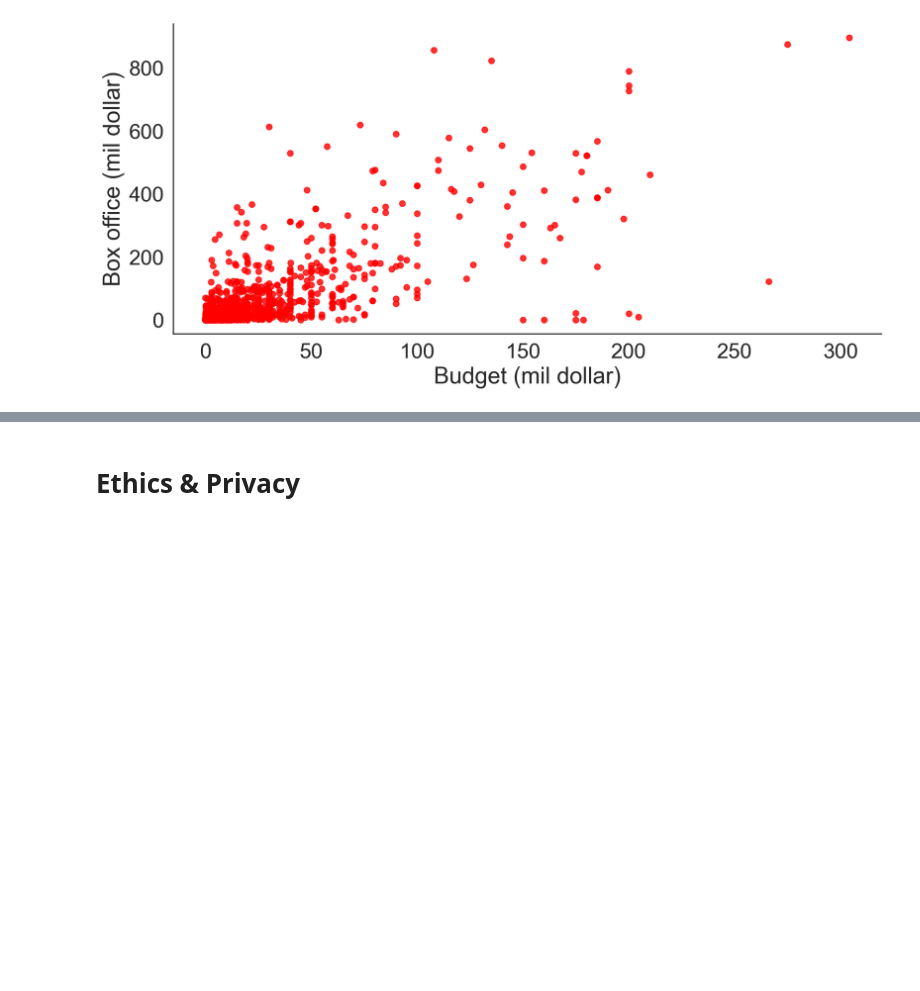
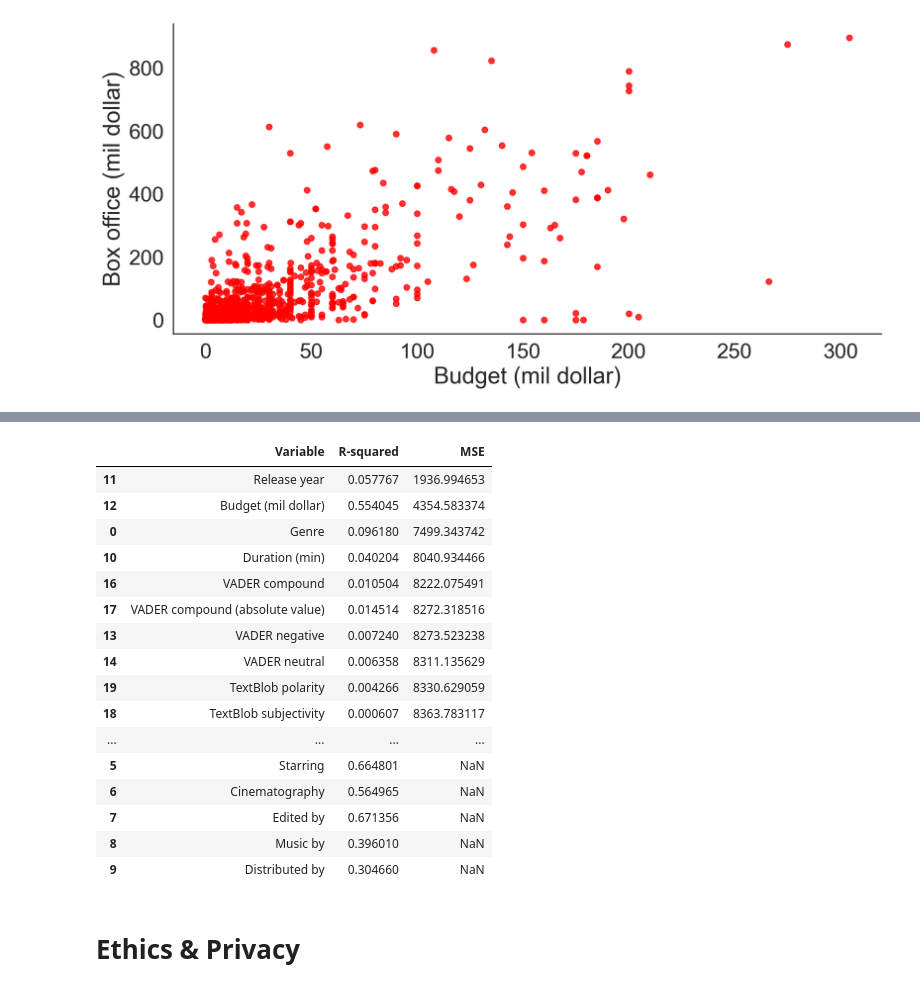
Before and after one commit to jjoycehu/pred-box-office, a Jupyter notebook: Ester/ESTER FINAL.ipynb, the cells around one changed output, grey strips where cells are left out. Cells and saved outputs as stored; diff of their text form; code cells hidden in the pictures; blank space fills up the shorter version.

```diff
--- a/Ester/ESTER FINAL.ipynb
+++ b/Ester/ESTER FINAL.ipynb
@@ -721,0 +674,6 @@ Series([], Name: Production company, dtype: int64)
+# %%
+# Create training and testing dataset
+percent_train = 0.7
+mask = np.random.rand(len(df)) < percent_train
+train = df[mask]
+test = df[~mask]
@@ -722,3 +684,48 @@ Series([], Name: Production company, dtype: int64)
+# %%
+from sklearn.metrics import mean_squared_error
+
+def get_MSE_of_OLS(variable):
+    X_train = train[variable].to_frame()
+    y_train = train['Box office (mil dollar)'].to_frame()
+    X_test = test[variable].to_frame()
+    y_test = test['Box office (mil dollar)'].to_frame()
+
+    reg = smf.ols(formula=f'Q("Box office (mil dollar)") ~ Q("{variable}")', data=train).fit()
+
+    try:
+        y_pred = reg.predict(X_test)
+        mask_to_remove_nan = np.isnan(y_pred)
+        y_pred = y_pred[~mask_to_remove_nan]
+        y_test = y_test[~mask_to_remove_nan]
+
+        return mean_squared_error(y_test, y_pred)
+    except:
+        return np.nan
+
+    return mean_squared_error(y_test, y_pred)
+
+variables_df['MSE'] = variables_df['Variable'].apply(get_MSE_of_OLS)
+# %%
+print("According to MSE values, the variables are ranked by how well they predict to box office sales (best to worst):")
+variables_df.sort_values(by='MSE')
+# %% [output]
+|  | Variable | R-squared | MSE |
+| 11 | Release year | 0.057767 | 1936.994653 |
+| 12 | Budget (mil dollar) | 0.554045 | 4354.583374 |
+| 0 | Genre | 0.096180 | 7499.343742 |
+| 10 | Duration (min) | 0.040204 | 8040.934466 |
+| 16 | VADER compound | 0.010504 | 8222.075491 |
+| 17 | VADER compound (absolute value) | 0.014514 | 8272.318516 |
+| 13 | VADER negative | 0.007240 | 8273.523238 |
+| 14 | VADER neutral | 0.006358 | 8311.135629 |
+| 19 | TextBlob polarity | 0.004266 | 8330.629059 |
+| 18 | TextBlob subjectivity | 0.000607 | 8363.783117 |
+| ... | ... | ... | ... |
+| 5 | Starring | 0.664801 | NaN |
+| 6 | Cinematography | 0.564965 | NaN |
+| 7 | Edited by | 0.671356 | NaN |
+| 8 | Music by | 0.396010 | NaN |
+| 9 | Distributed by | 0.304660 | NaN |
 # %% [markdown]
 # Ethics & Privacy
 # %% [markdown]
```
Also changed, not shown: parts of 12 cells of this notebook, 1 other file.
